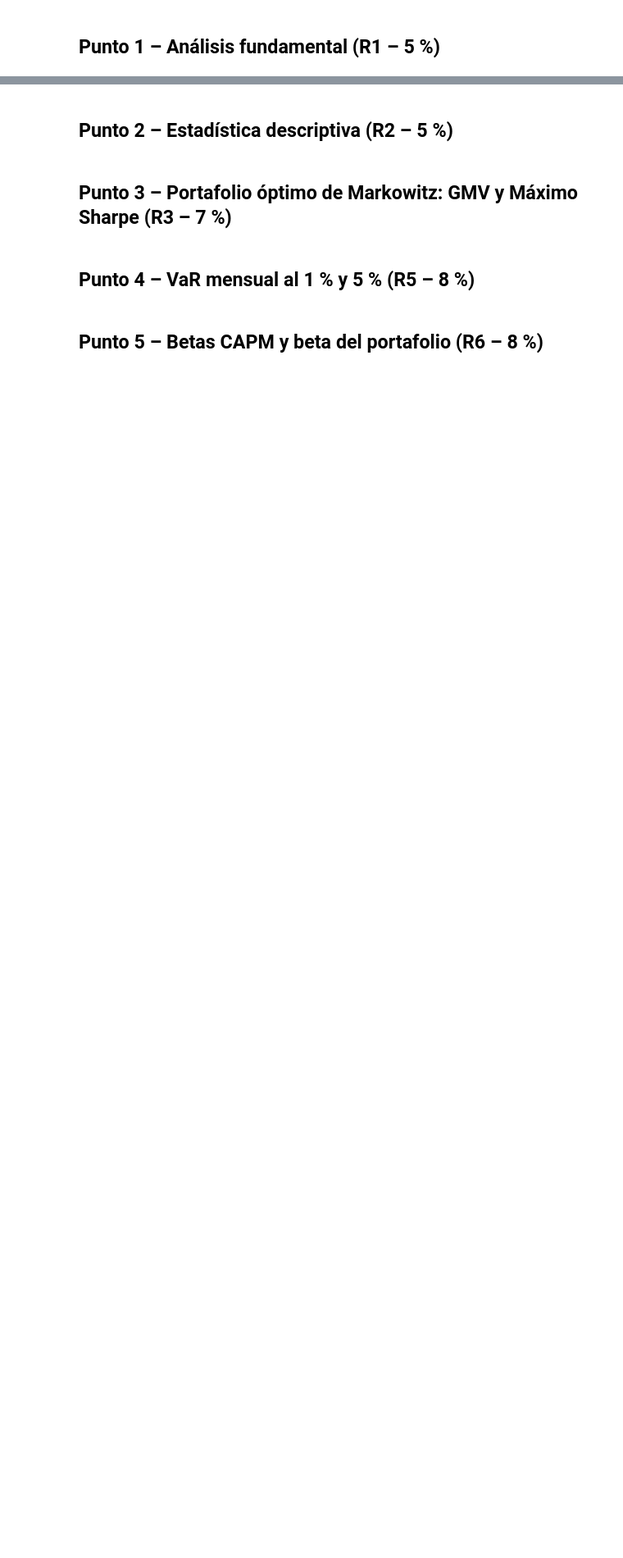
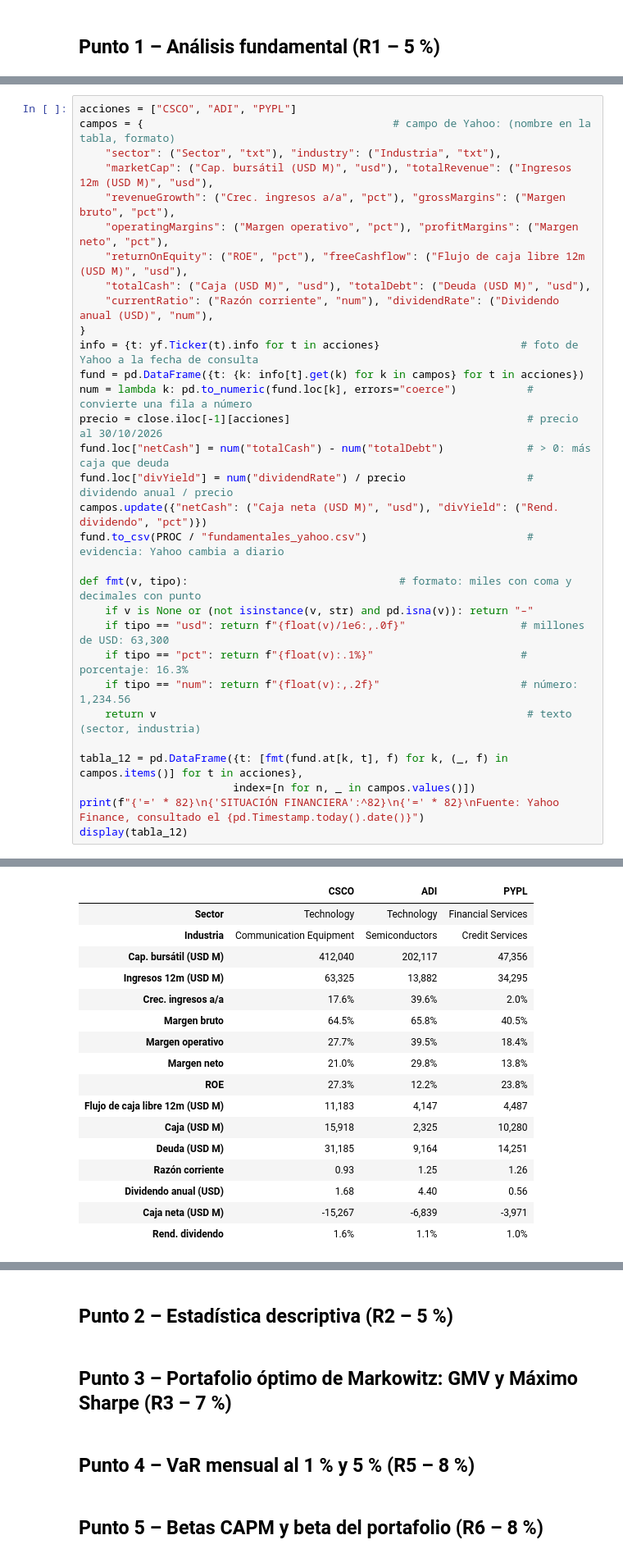
Before and after one commit to Juancho-00/laboratorio-2-derivados, a Jupyter notebook: notebooks/01_portafolio.ipynb, the cells around one changed output, grey strips where cells are left out. Shown at 82% size. Saved outputs shown, nothing was run; the diff lists cells and outputs as text; blank space fills up the shorter version.

```diff
--- a/notebooks/01_portafolio.ipynb
+++ b/notebooks/01_portafolio.ipynb
@@ -15,0 +62,32 @@ PROC = Path("../data/processed")
+# %%
+acciones = ["CSCO", "ADI", "PYPL"]
+campos = {                                       # campo de Yahoo: (nombre en la tabla, formato)
+    "sector": ("Sector", "txt"), "industry": ("Industria", "txt"),
+    "marketCap": ("Cap. bursátil (USD M)", "usd"), "totalRevenue": ("Ingresos 12m (USD M)", "usd"),
+    "revenueGrowth": ("Crec. ingresos a/a", "pct"), "grossMargins": ("Margen bruto", "pct"),
+    "operatingMargins": ("Margen operativo", "pct"), "profitMargins": ("Margen neto", "pct"),
+    "returnOnEquity": ("ROE", "pct"), "freeCashflow": ("Flujo de caja libre 12m (USD M)", "usd"),
+    "totalCash": ("Caja (USD M)", "usd"), "totalDebt": ("Deuda (USD M)", "usd"),
+    "currentRatio": ("Razón corriente", "num"), "dividendRate": ("Dividendo anual (USD)", "num"),
+}
+info = {t: yf.Ticker(t).info for t in acciones}                      # foto de Yahoo a la fecha de consulta
+fund = pd.DataFrame({t: {k: info[t].get(k) for k in campos} for t in acciones})
+num = lambda k: pd.to_numeric(fund.loc[k], errors="coerce")           # convierte una fila a número
+precio = close.iloc[-1][acciones]                                     # precio al 30/10/2026
+fund.loc["netCash"] = num("totalCash") - num("totalDebt")             # > 0: más caja que deuda
+fund.loc["divYield"] = num("dividendRate") / precio                   # dividendo anual / precio
+campos.update({"netCash": ("Caja neta (USD M)", "usd"), "divYield": ("Rend. dividendo", "pct")})
+fund.to_csv(PROC / "fundamentales_yahoo.csv")                         # evidencia: Yahoo cambia a diario
+
+def fmt(v, tipo):                                 # formato: miles con coma y decimales con punto
+    if v is None or (not isinstance(v, str) and pd.isna(v)): return "–"
+    if tipo == "usd": return f"{float(v)/1e6:,.0f}"                  # millones de USD: 63,300
+    if tipo == "pct": return f"{float(v):.1%}"                       # porcentaje: 16.3%
+    if tipo == "num": return f"{float(v):,.2f}"                      # número: 1,234.56
+    return v                                                          # texto (sector, industria)
+
+tabla_12 = pd.DataFrame({t: [fmt(fund.at[k, t], f) for k, (_, f) in campos.items()] for t in acciones},
+                        index=[n for n, _ in campos.values()])
+print(f"{'=' * 82}\n{'SITUACIÓN FINANCIERA':^82}\n{'=' * 82}\nFuente: Yahoo Finance, consultado el {pd.Timestamp.today().date()}")
+display(tabla_12)
+# %% [output]
@@ -15,0 +98,17 @@ PROC = Path("../data/processed")
+|  | CSCO | ADI | PYPL |
+| Sector | Technology | Technology | Financial Services |
+| Industria | Communication Equipment | Semiconductors | Credit Services |
+| Cap. bursátil (USD M) | 412,040 | 202,117 | 47,356 |
+| Ingresos 12m (USD M) | 63,325 | 13,882 | 34,295 |
+| Crec. ingresos a/a | 17.6% | 39.6% | 2.0% |
+| Margen bruto | 64.5% | 65.8% | 40.5% |
+| Margen operativo | 27.7% | 39.5% | 18.4% |
+| Margen neto | 21.0% | 29.8% | 13.8% |
+| ROE | 27.3% | 12.2% | 23.8% |
+| Flujo de caja libre 12m (USD M) | 11,183 | 4,147 | 4,487 |
+| Caja (USD M) | 15,918 | 2,325 | 10,280 |
+| Deuda (USD M) | 31,185 | 9,164 | 14,251 |
+| Razón corriente | 0.93 | 1.25 | 1.26 |
+| Dividendo anual (USD) | 1.68 | 4.40 | 0.56 |
+| Caja neta (USD M) | -15,267 | -6,839 | -3,971 |
+| Rend. dividendo | 1.6% | 1.1% | 1.0% |
```
Also changed, not shown: parts of 10 cells of this notebook, 8 other files.
